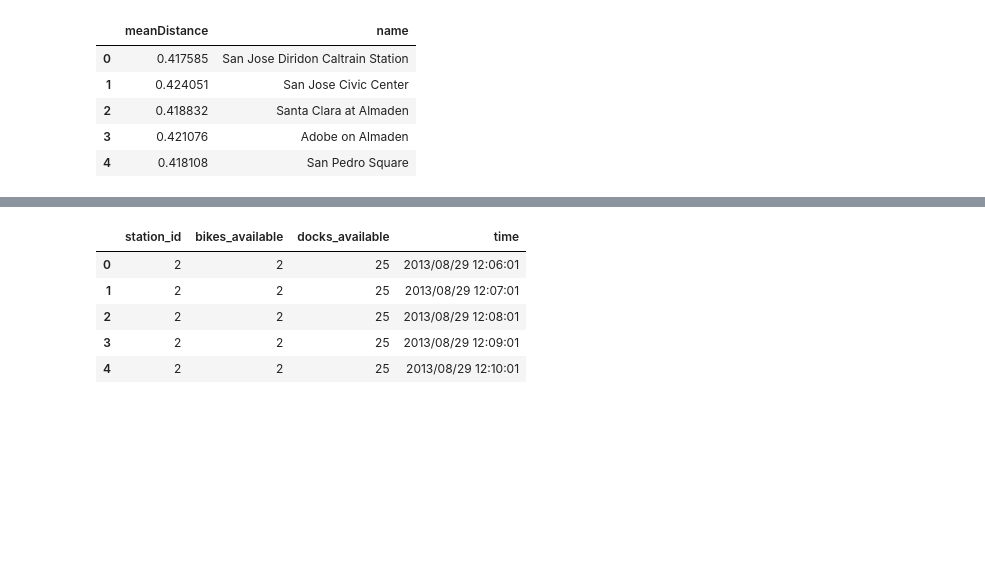
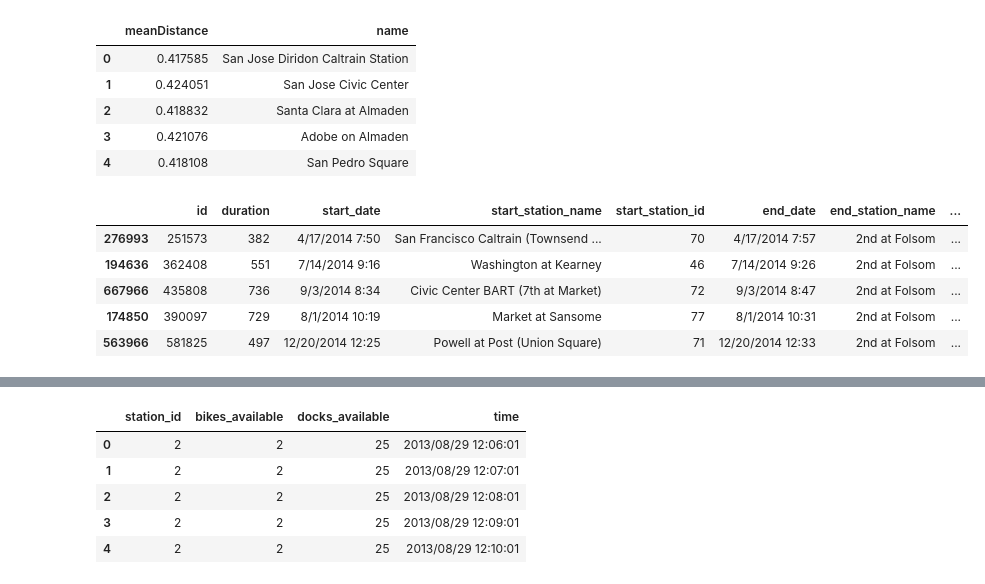
Before and after one commit to Pljosan/MLseminarski, a Jupyter notebook: Regresija.ipynb, the cells around one changed output, grey strips where cells are left out. Drawn from its saved outputs; the diff is of its cells as text; code cells hidden in the pictures; blank space fills up the shorter version.

```diff
--- a/Regresija.ipynb
+++ b/Regresija.ipynb
@@ -212,3 +212,5 @@ tripNoOutliers.head()
 | 565 | 4075 | 1117 | 8/29/2013 9:24 | South Van Ness at Market | 66 | 8/29/2013 9:43 | San Francisco Caltrain 2 (330 Tow... | ... |
 | 566 | 4076 | 1118 | 8/29/2013 9:25 | South Van Ness at Market | 66 | 8/29/2013 9:43 | San Francisco Caltrain 2 (330 Tow... | ... |
 | 514 | 4079 | 995 | 8/29/2013 9:35 | South Van Ness at Market | 66 | 8/29/2013 9:52 | South Van Ness at Market | ... |
+# %%
+tripNoOutliers = tripNoOutliers.dropna(subset=['time_of_day']);
@@ -294,5 +313,14 @@ for row1 in test.itertuples():
         if row1[7] == row2[2]:
             test.at[row1[0], 'end_station_id_distance'] = row2[1]
+# %%
+test.head()
+# %% [output]
+|  | id | duration | start_date | start_station_name | start_station_id | end_date | end_station_name | ... |
+| 276993 | 251573 | 382 | 4/17/2014 7:50 | San Francisco Caltrain (Townsend ... | 70 | 4/17/2014 7:57 | 2nd at Folsom | ... |
+| 194636 | 362408 | 551 | 7/14/2014 9:16 | Washington at Kearney | 46 | 7/14/2014 9:26 | 2nd at Folsom | ... |
+| 667966 | 435808 | 736 | 9/3/2014 8:34 | Civic Center BART (7th at Market) | 72 | 9/3/2014 8:47 | 2nd at Folsom | ... |
+| 174850 | 390097 | 729 | 8/1/2014 10:19 | Market at Sansome | 77 | 8/1/2014 10:31 | 2nd at Folsom | ... |
+| 563966 | 581825 | 497 | 12/20/2014 12:25 | Powell at Post (Union Square) | 71 | 12/20/2014 12:33 | 2nd at Folsom | ... |
 # %%
 tripPreprocessed = test
 # %%
```
Also changed, not shown: parts of 24 cells of this notebook.
